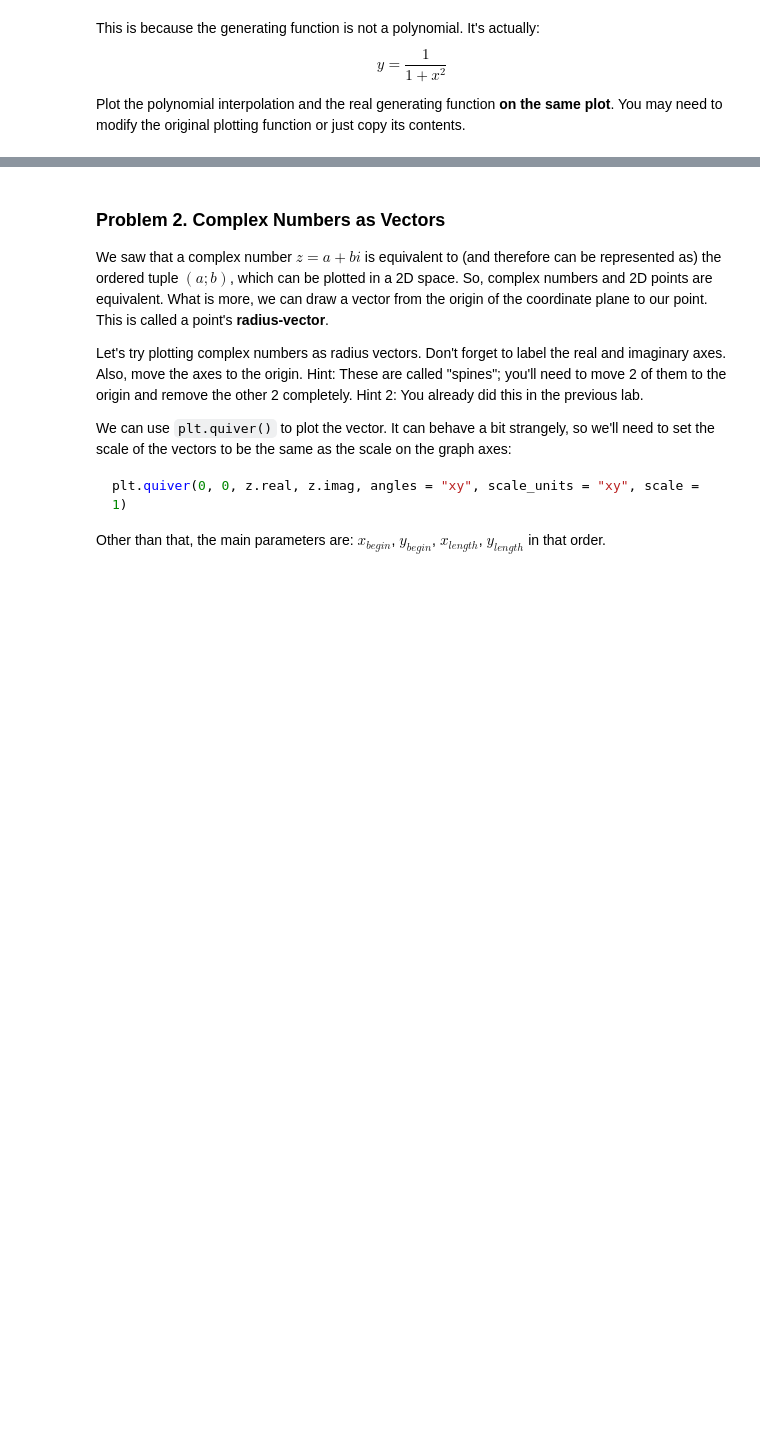
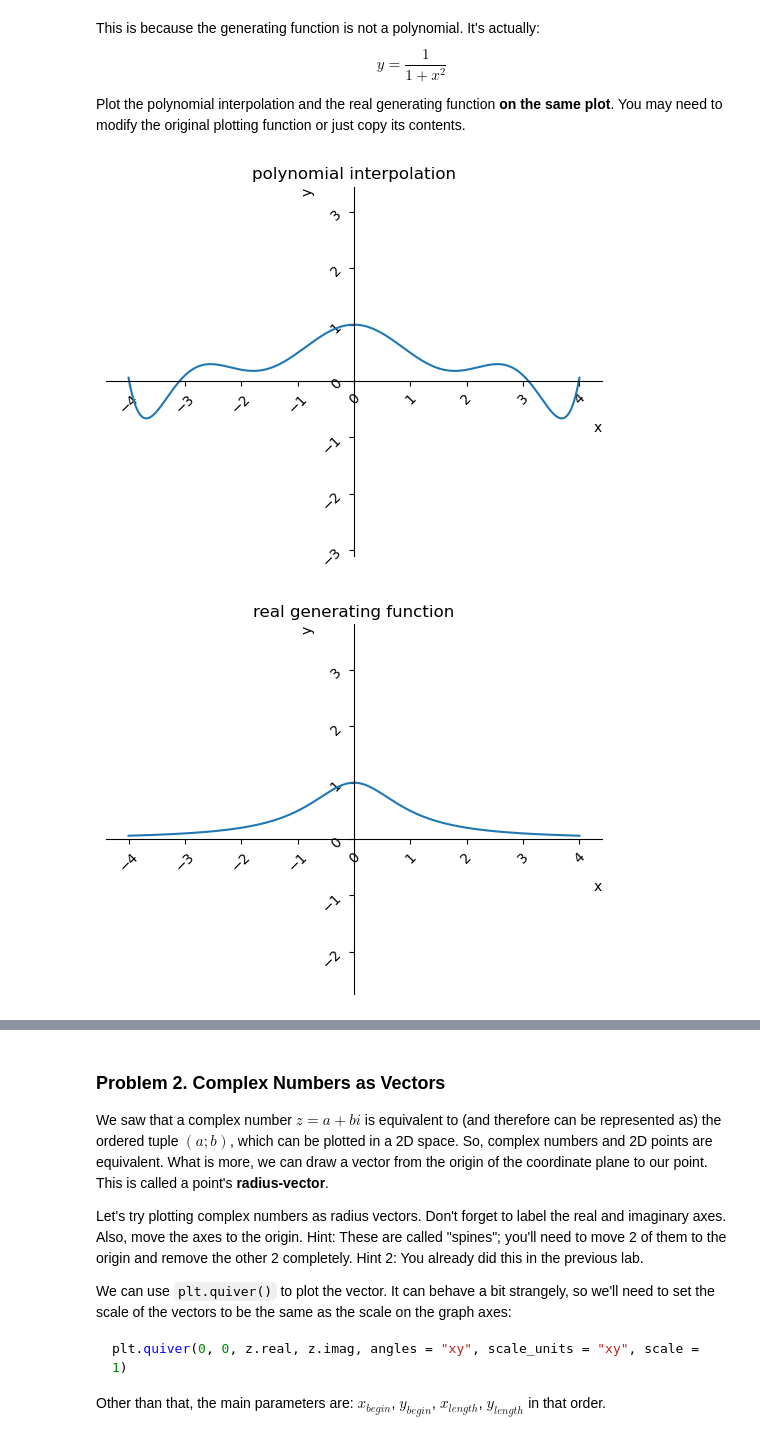
Before and after one commit to ip681/math-concepts-for-developers, a Jupyter notebook: 03. Basic algebra/Basic Algebra Exercise.ipynb, the cells around one changed output, grey strips where cells are left out. Drawn from its saved outputs; the diff is of its cells as text; code cells hidden in the pictures; blank space fills up the shorter version.

```diff
--- a/03. Basic algebra/Basic Algebra Exercise.ipynb
+++ b/03. Basic algebra/Basic Algebra Exercise.ipynb
@@ -202,0 +242,9 @@ Plot the polynomial interpolation and the real generating function **on the same
+# %%
+polynomial_points = np.array([(-4, 0.05882), (-3, 0.1), (-2, 0.2), (-1, 0.5), (0, 1), (1, 0.5), (2, 0.2), (3, 0.1), (4, 0.05882)])
+polynomial_func = interpolate_polynomial_func(polynomial_points, len(points)-1, np.min(points[:, 0]), np.max(points[:, 0]))
+plot_math_functions([polynomial_func], np.min(polynomial_points[:, 0]), np.max(polynomial_points[:, 0]), 1000, "polynomial interpolation")
+plot_math_functions([lambda x: 1/(1+x**2)], np.min(points[:, 0]), np.max(points[:, 0]), 1000, "real generating function")
+plot_math_functions([lambda x: 1/(1+x**2), polynomial_func], np.min(points[:, 0]), np.max(points[:, 0]), 1000, "polynomial interpolation / \nreal generating function")
+# %% [output]
+[figure, added]
+[figure, added]
```
Also changed, not shown: parts of 3 cells of this notebook.
